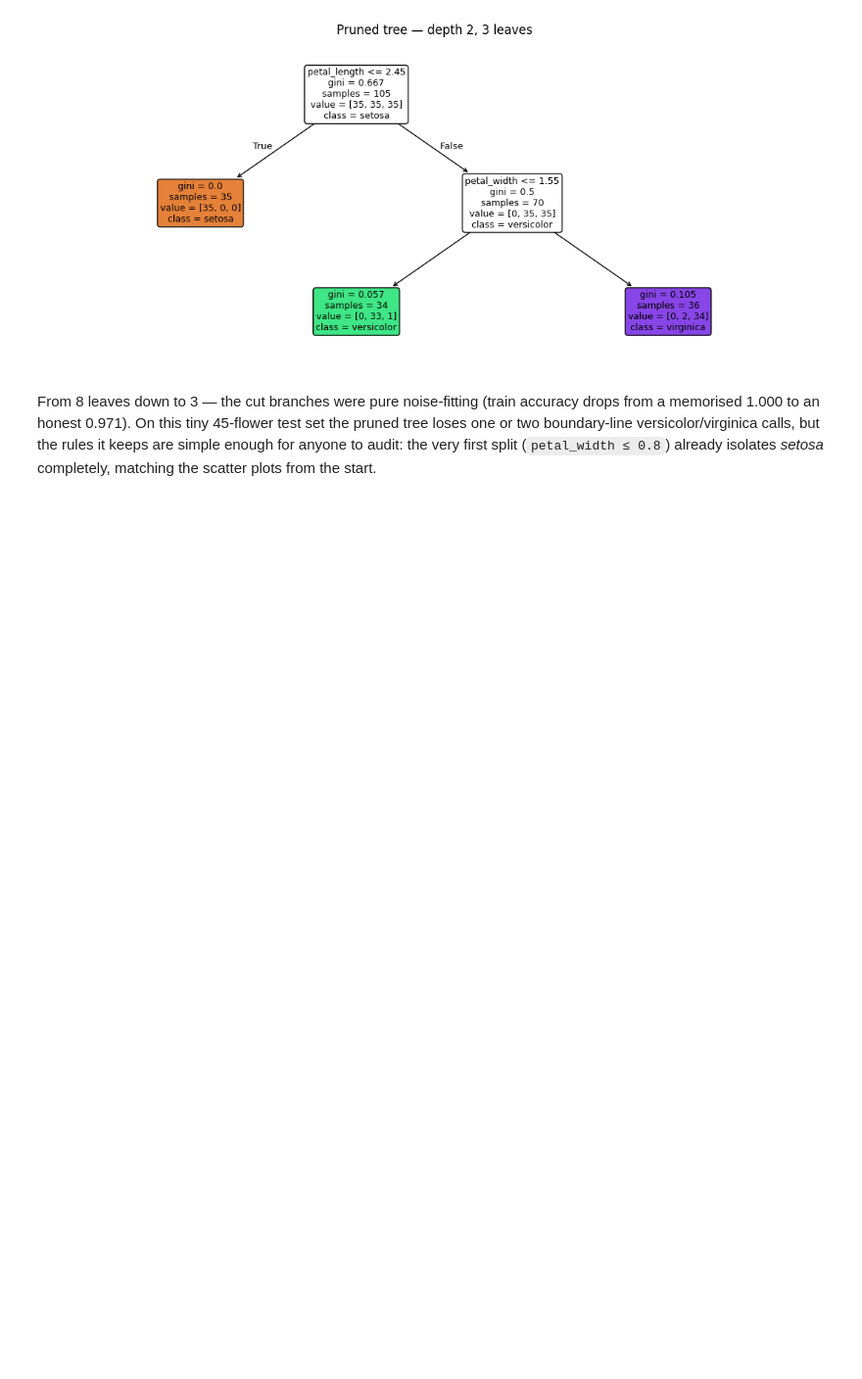
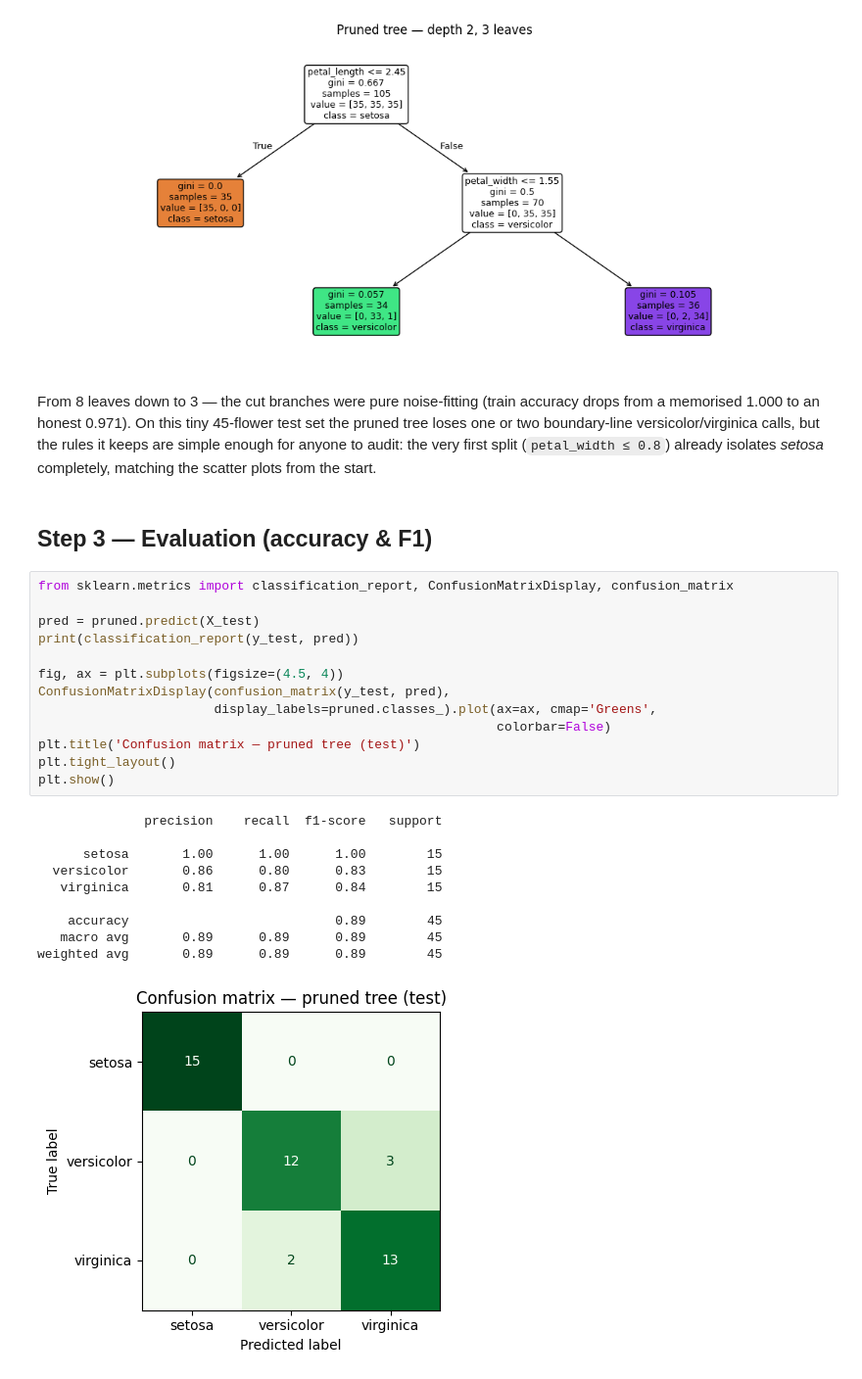
Before and after one commit to meherabmehu/ml-internship-codveda, a Jupyter notebook: level-2-intermediate/02_decision_tree_iris.ipynb, the cells around one changed output. Shown at 98% size. Drawn from its saved outputs; the diff is of its cells as text; blank space fills up the shorter version.

Commit message:
evaluate pruned tree with f1 score and confusion matrix

```diff
--- a/level-2-intermediate/02_decision_tree_iris.ipynb
+++ b/level-2-intermediate/02_decision_tree_iris.ipynb
@@ -155,3 +155,29 @@ accuracy drops from a memorised 1.000 to an honest 0.971). On this tiny
 versicolor/virginica calls, but the rules it keeps are simple enough for
 anyone to audit: the very first split (`petal_width ≤ 0.8`) already isolates
 *setosa* completely, matching the scatter plots from the start.
+# %% [markdown]
+## Step 3 — Evaluation (accuracy & F1)
+# %%
+from sklearn.metrics import classification_report, ConfusionMatrixDisplay, confusion_matrix
+
+pred = pruned.predict(X_test)
+print(classification_report(y_test, pred))
+
+fig, ax = plt.subplots(figsize=(4.5, 4))
+ConfusionMatrixDisplay(confusion_matrix(y_test, pred),
+                       display_labels=pruned.classes_).plot(ax=ax, cmap='Greens',
+                                                            colorbar=False)
+plt.title('Confusion matrix — pruned tree (test)')
+plt.tight_layout()
+plt.show()
+# %% [output]
+              precision    recall  f1-score   support
+
+      setosa       1.00      1.00      1.00        15
+  versicolor       0.86      0.80      0.83        15
+   virginica       0.81      0.87      0.84        15
+
+    accuracy                           0.89        45
+   macro avg       0.89      0.89      0.89        45
+weighted avg       0.89      0.89      0.89        45
+[figure, added]
```
Also changed, not shown: parts of 2 cells of this notebook.
